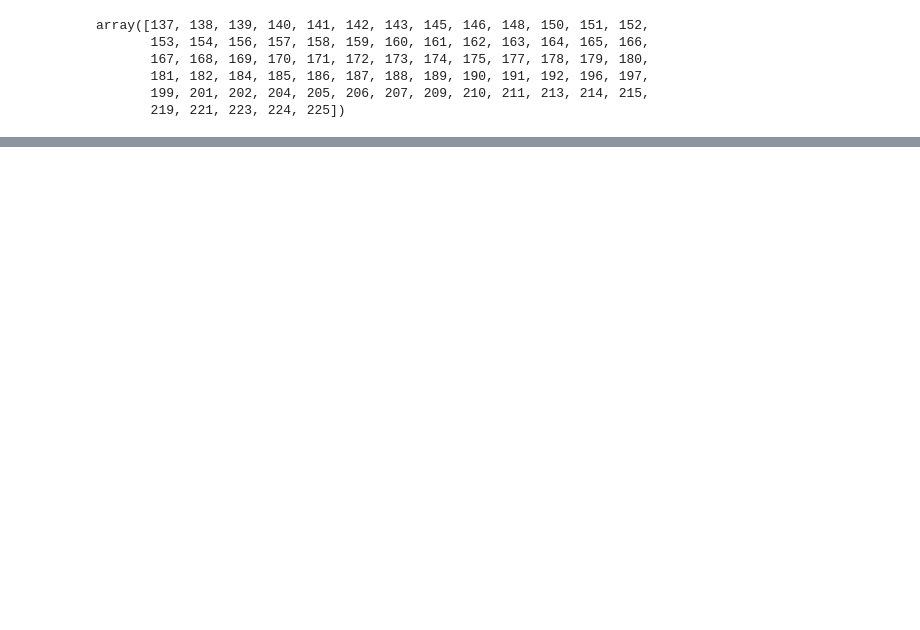
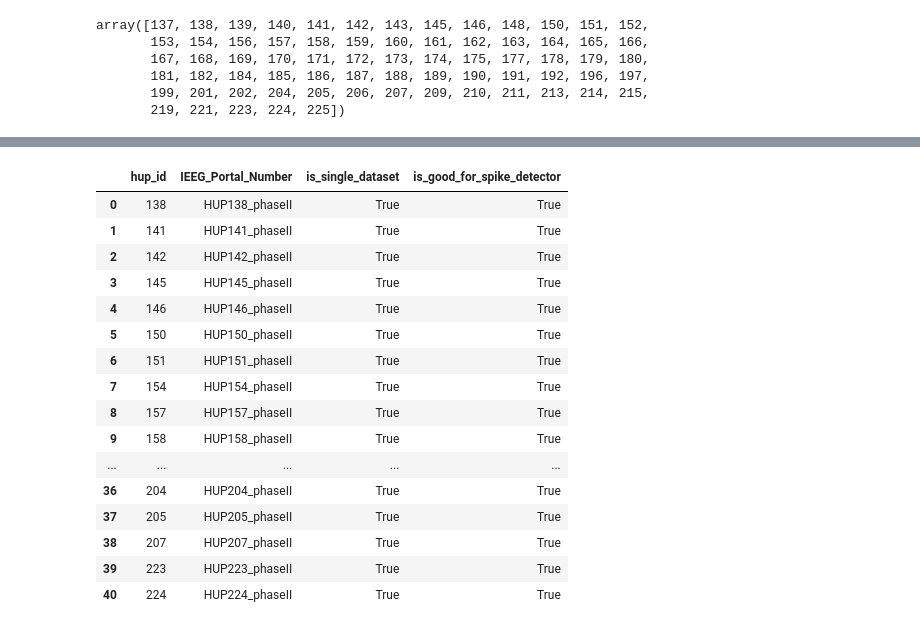
Before and after one commit to devincma/asm_synchrony_paper, a Jupyter notebook: spikes_optimized/download_calculate_all.ipynb, the cells around one changed output, grey strips where cells are left out. Drawn from its saved outputs; the diff is of its cells as text; code cells hidden in the pictures; blank space fills up the shorter version.

```diff
--- a/spikes_optimized/download_calculate_all.ipynb
+++ b/spikes_optimized/download_calculate_all.ipynb
@@ -25,0 +154,25 @@ array([137, 138, 139, 140, 141, 142, 143, 145, 146, 148, 150, 151, 152,
+# %%
+# Load master_elecs.csv from ./data/
+master_elecs_df = pd.read_csv("../../Data/master_elecs.csv")
+
+# only take the numbers in rid column
+master_elecs_df["rid"] = master_elecs_df["rid"].str.extract("(\d+)", expand=False)
+master_elecs_df["rid"] = master_elecs_df["rid"].astype(int)
+
+# Drop mni_x, mni_y, mni_z, mm_x, mm_y, mm_z columns
+master_elecs_df = master_elecs_df.drop(
+    columns=["mni_x", "mni_y", "mni_z", "mm_x", "mm_y", "mm_z"]
+)
+# Rename rid to record_id
+master_elecs_df = master_elecs_df.rename(columns={"rid": "record_id"})
+# Add a column called hup_id using the table rid_hup_table_df
+master_elecs_df = master_elecs_df.merge(rid_hup_table_df, on="record_id", how="left")
+# Drop the rows where hup_id is NaN
+master_elecs_df = master_elecs_df.dropna(subset=["hup_id"])
+# Make hup_id an integer
+master_elecs_df["hup_id"] = master_elecs_df["hup_id"].astype(int)
+# Sort by hup_id
+master_elecs_df = master_elecs_df.sort_values(by=["hup_id"])
+# Reset index
+master_elecs_df = master_elecs_df.reset_index(drop=True)
+master_elecs_df.head()
@@ -25,0 +186,26 @@ array([137, 138, 139, 140, 141, 142, 143, 145, 146, 148, 150, 151, 152,
+# %%
+# Only keep rows in nina_patients_df whose hup_id is in master_elecs_df's hup_id column
+nina_patients_df = nina_patients_df[
+    nina_patients_df["hup_id"].isin(master_elecs_df["hup_id"])
+]
+# Reset index
+nina_patients_df = nina_patients_df.reset_index(drop=True)
+nina_patients_df
+# %% [output]
+|  | hup_id | IEEG_Portal_Number | is_single_dataset | is_good_for_spike_detector |
+| 0 | 138 | HUP138_phaseII | True | True |
+| 1 | 141 | HUP141_phaseII | True | True |
+| 2 | 142 | HUP142_phaseII | True | True |
+| 3 | 145 | HUP145_phaseII | True | True |
+| 4 | 146 | HUP146_phaseII | True | True |
+| 5 | 150 | HUP150_phaseII | True | True |
+| 6 | 151 | HUP151_phaseII | True | True |
+| 7 | 154 | HUP154_phaseII | True | True |
+| 8 | 157 | HUP157_phaseII | True | True |
+| 9 | 158 | HUP158_phaseII | True | True |
+| ... | ... | ... | ... | ... |
+| 36 | 204 | HUP204_phaseII | True | True |
+| 37 | 205 | HUP205_phaseII | True | True |
+| 38 | 207 | HUP207_phaseII | True | True |
+| 39 | 223 | HUP223_phaseII | True | True |
+| 40 | 224 | HUP224_phaseII | True | True |
```
Also changed, not shown: parts of 19 cells of this notebook, 14 other files.
